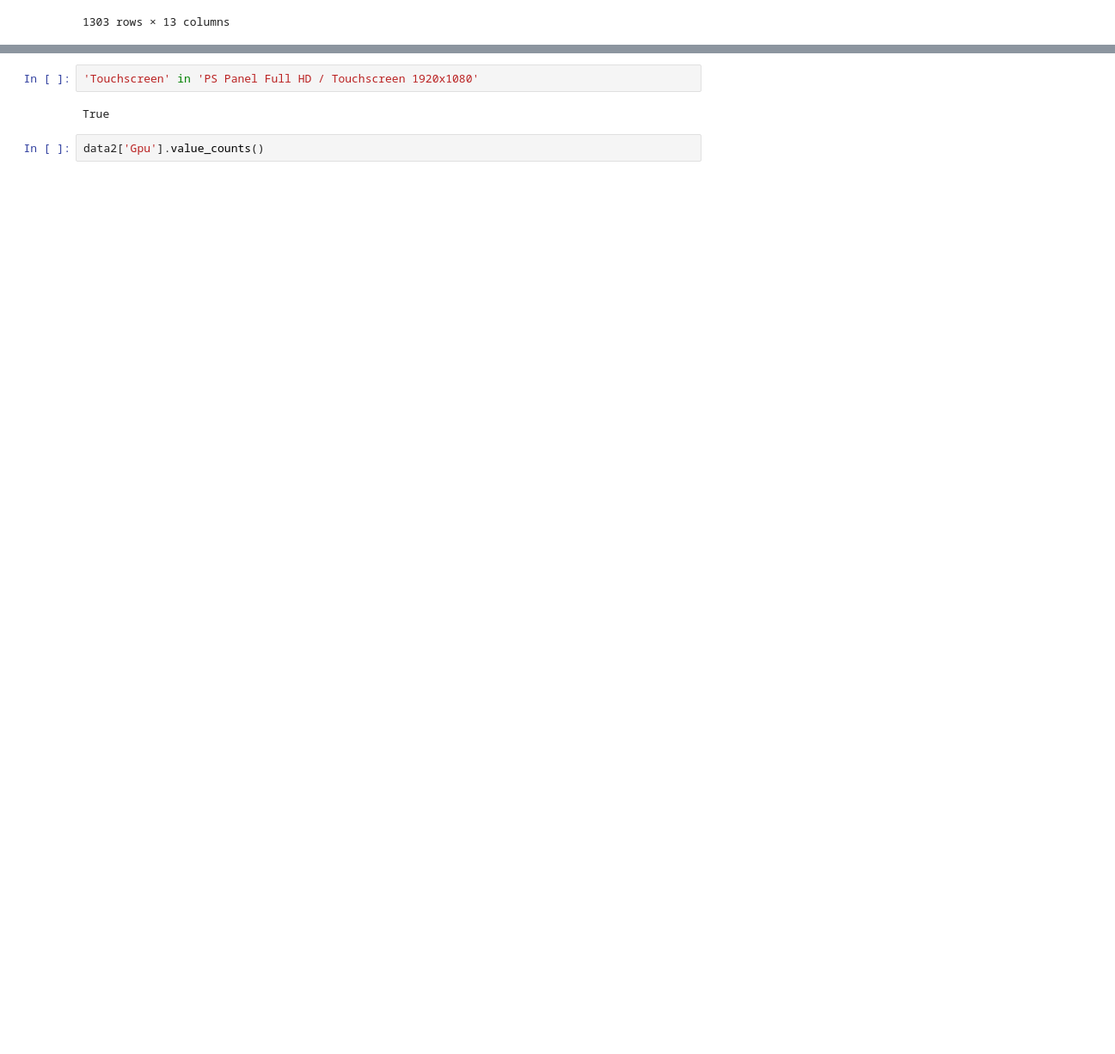
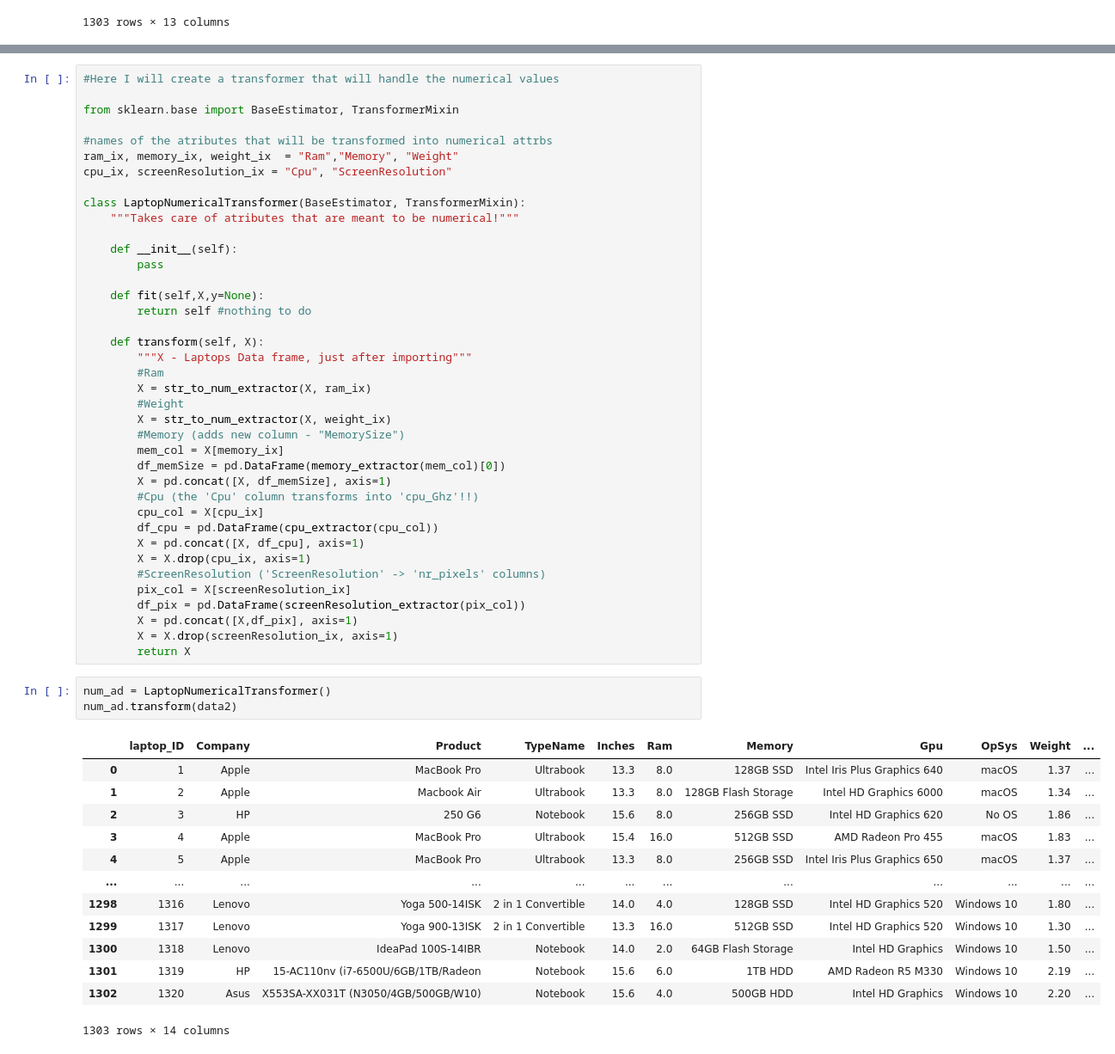
Before and after one commit to Pabito22/Laptop_price_prediction, a Jupyter notebook: laptop_price_prediction.ipynb, the cells around one changed output, grey strips where cells are left out. Shown: that part at 86% size. Cells and saved outputs as stored; diff of their text form; blank space fills up the shorter version.

Commit message:
Numeric atributes transformer ready

```diff
--- a/laptop_price_prediction.ipynb
+++ b/laptop_price_prediction.ipynb
@@ -233,8 +253,58 @@ How Gpu_company_extractor works
 How ScreenResolution_touchscreen_extractor works
 {'touchscreen': array([0., 0., 0., ..., 0., 0., 0.])}
 # %%
-'Touchscreen' in 'PS Panel Full HD / Touchscreen 1920x1080'
+#Here I will create a transformer that will handle the numerical values
+
+from sklearn.base import BaseEstimator, TransformerMixin
+
+#names of the atributes that will be transformed into numerical attrbs
+ram_ix, memory_ix, weight_ix  = "Ram","Memory", "Weight"
+cpu_ix, screenResolution_ix = "Cpu", "ScreenResolution"
+
+class LaptopNumericalTransformer(BaseEstimator, TransformerMixin):
+    """Takes care of atributes that are meant to be numerical!"""
+
+    def __init__(self):
+        pass
+
+    def fit(self,X,y=None):
+        return self #nothing to do
+
+    def transform(self, X):
+        """X - Laptops Data frame, just after importing"""
+        #Ram
+        X = str_to_num_extractor(X, ram_ix)
+        #Weight
+        X = str_to_num_extractor(X, weight_ix)
+        #Memory (adds new column - "MemorySize")
+        mem_col = X[memory_ix]
+        df_memSize = pd.DataFrame(memory_extractor(mem_col)[0])
+        X = pd.concat([X, df_memSize], axis=1)
+        #Cpu (the 'Cpu' column transforms into 'cpu_Ghz'!!)
+        cpu_col = X[cpu_ix]
+        df_cpu = pd.DataFrame(cpu_extractor(cpu_col))
+        X = pd.concat([X, df_cpu], axis=1)
+        X = X.drop(cpu_ix, axis=1)
+        #ScreenResolution ('ScreenResolution' -> 'nr_pixels' columns)
+        pix_col = X[screenResolution_ix]
+        df_pix = pd.DataFrame(screenResolution_extractor(pix_col))
+        X = pd.concat([X,df_pix], axis=1)
+        X = X.drop(screenResolution_ix, axis=1)
+        return X
-# %% [output]
-True
 # %%
-data2['Gpu'].value_counts()
+num_ad = LaptopNumericalTransformer()
+num_ad.transform(data2)
+# %% [output]
+|  | laptop_ID | Company | Product | TypeName | Inches | Ram | Memory | Gpu | OpSys | Weight | ... |
+| 0 | 1 | Apple | MacBook Pro | Ultrabook | 13.3 | 8.0 | 128GB SSD | Intel Iris Plus Graphics 640 | macOS | 1.37 | ... |
+| 1 | 2 | Apple | Macbook Air | Ultrabook | 13.3 | 8.0 | 128GB Flash Storage | Intel HD Graphics 6000 | macOS | 1.34 | ... |
+| 2 | 3 | HP | 250 G6 | Notebook | 15.6 | 8.0 | 256GB SSD | Intel HD Graphics 620 | No OS | 1.86 | ... |
+| 3 | 4 | Apple | MacBook Pro | Ultrabook | 15.4 | 16.0 | 512GB SSD | AMD Radeon Pro 455 | macOS | 1.83 | ... |
+| 4 | 5 | Apple | MacBook Pro | Ultrabook | 13.3 | 8.0 | 256GB SSD | Intel Iris Plus Graphics 650 | macOS | 1.37 | ... |
+| ... | ... | ... | ... | ... | ... | ... | ... | ... | ... | ... | ... |
+| 1298 | 1316 | Lenovo | Yoga 500-14ISK | 2 in 1 Convertible | 14.0 | 4.0 | 128GB SSD | Intel HD Graphics 520 | Windows 10 | 1.80 | ... |
+| 1299 | 1317 | Lenovo | Yoga 900-13ISK | 2 in 1 Convertible | 13.3 | 16.0 | 512GB SSD | Intel HD Graphics 520 | Windows 10 | 1.30 | ... |
+| 1300 | 1318 | Lenovo | IdeaPad 100S-14IBR | Notebook | 14.0 | 2.0 | 64GB Flash Storage | Intel HD Graphics | Windows 10 | 1.50 | ... |
+| 1301 | 1319 | HP | 15-AC110nv (i7-6500U/6GB/1TB/Radeon | Notebook | 15.6 | 6.0 | 1TB HDD | AMD Radeon R5 M330 | Windows 10 | 2.19 | ... |
+| 1302 | 1320 | Asus | X553SA-XX031T (N3050/4GB/500GB/W10) | Notebook | 15.6 | 4.0 | 500GB HDD | Intel HD Graphics | Windows 10 | 2.20 | ... |
+1303 rows × 14 columns
```
Also changed, not shown: parts of 4 cells of this notebook.
